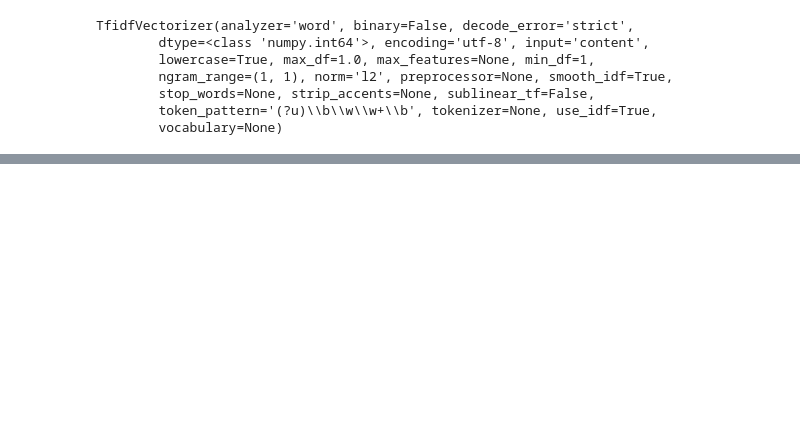
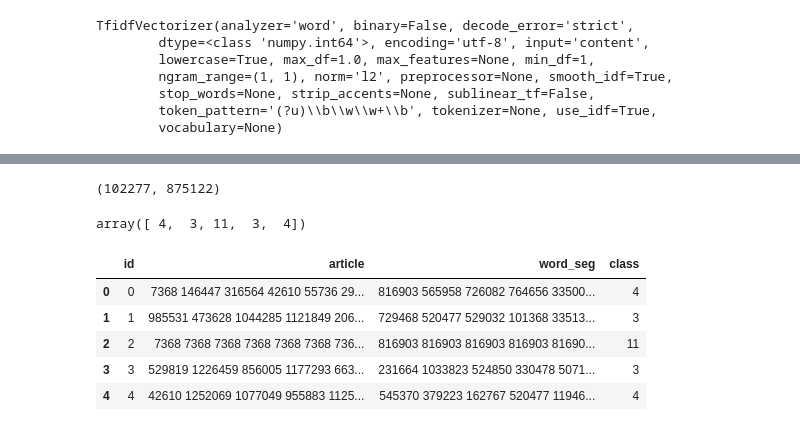
Before and after one commit to ywtail/ML, a Jupyter notebook: Datawhale/达观杯文本智能处理.ipynb, the cells around one changed output, grey strips where cells are left out. Cells and saved outputs as stored; diff of their text form; code cells hidden in the pictures; blank space fills up the shorter version.

```diff
--- a/Datawhale/达观杯文本智能处理.ipynb
+++ b/Datawhale/达观杯文本智能处理.ipynb
@@ -176,0 +209,4 @@ acc_log
+# %%
+test_df = pd.DataFrame()
+for chunk in pd.read_csv('./Data/new_data/test_set.csv', chunksize=1000):
+    test_df = pd.concat([test_df, chunk], ignore_index=True)
@@ -176,0 +222,24 @@ acc_log
+# %%
+X_test_df = model.transform(test_df["word_seg"])
+# %%
+X_test_df.shape
+# %% [output]
+(102277, 875122)
+# %%
+test_y_pred=gbm.predict(X_test_df)
+# %%
+test_y_pred_c = np.asarray(list(map(lambda x: np.argmax(x), test_y_pred)))
+# %%
+test_y_pred_c[:5]
+# %% [output]
+array([ 4,  3, 11,  3,  4])
+# %%
+test_df['class'] = test_y_pred_c
+test_df.head()
+# %% [output]
+|  | id | article | word_seg | class |
+| 0 | 0 | 7368 146447 316564 42610 55736 29... | 816903 565958 726082 764656 33500... | 4 |
+| 1 | 1 | 985531 473628 1044285 1121849 206... | 729468 520477 529032 101368 33513... | 3 |
+| 2 | 2 | 7368 7368 7368 7368 7368 7368 736... | 816903 816903 816903 816903 81690... | 11 |
+| 3 | 3 | 529819 1226459 856005 1177293 663... | 231664 1033823 524850 330478 5071... | 3 |
+| 4 | 4 | 42610 1252069 1077049 955883 1125... | 545370 379223 162767 520477 11946... | 4 |
```
Also changed, not shown: parts of 30 cells of this notebook.
